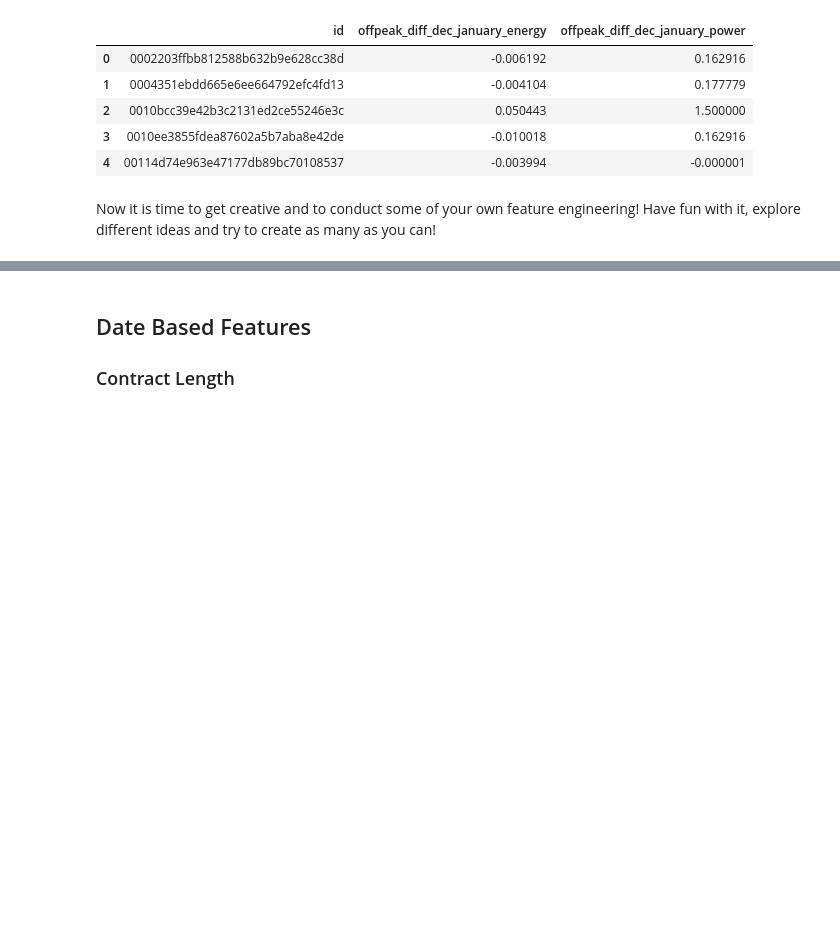
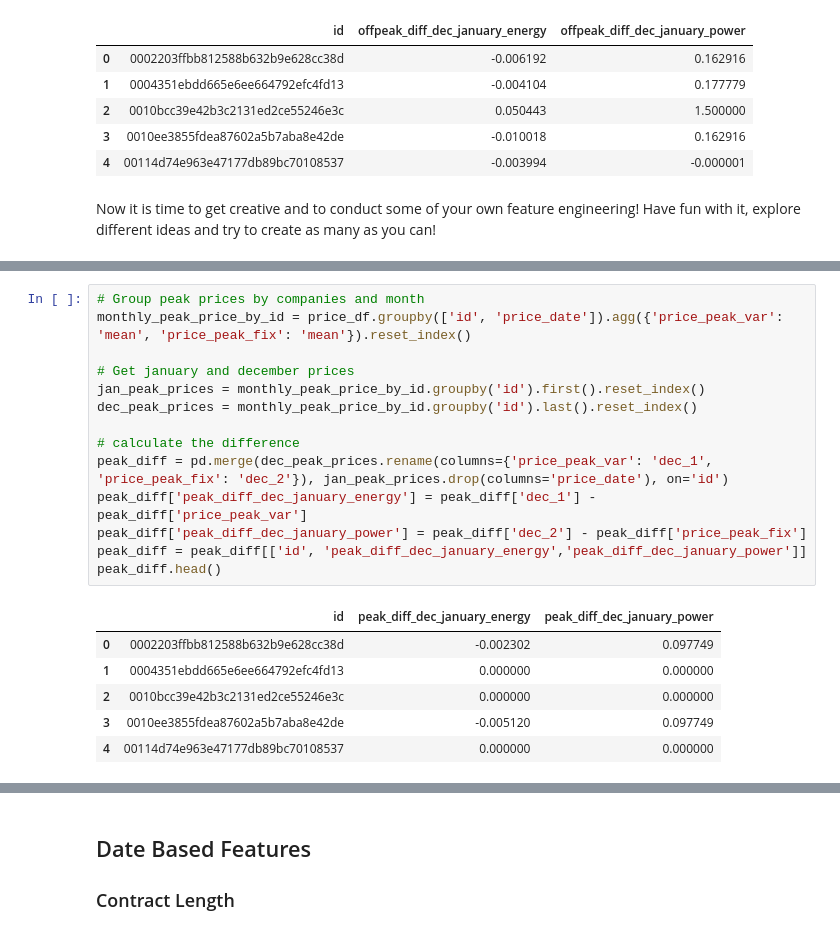
Before and after one commit to jcw5937/BCG_Project, a Jupyter notebook: Task 3 - feature_engineering.ipynb, the cells around one changed output, grey strips where cells are left out. Cells and saved outputs as stored; diff of their text form; blank space fills up the shorter version.

Commit message:
Feature engineering on price and client data

```diff
--- a/Task 3 - feature_engineering.ipynb
+++ b/Task 3 - feature_engineering.ipynb
@@ -74,0 +81,21 @@ Now it is time to get creative and to conduct some of your own feature engineeri
+# %%
+# Group peak prices by companies and month
+monthly_peak_price_by_id = price_df.groupby(['id', 'price_date']).agg({'price_peak_var': 'mean', 'price_peak_fix': 'mean'}).reset_index()
+
+# Get january and december prices
+jan_peak_prices = monthly_peak_price_by_id.groupby('id').first().reset_index()
+dec_peak_prices = monthly_peak_price_by_id.groupby('id').last().reset_index()
+
+# calculate the difference
+peak_diff = pd.merge(dec_peak_prices.rename(columns={'price_peak_var': 'dec_1', 'price_peak_fix': 'dec_2'}), jan_peak_prices.drop(columns='price_date'), on='id')
+peak_diff['peak_diff_dec_january_energy'] = peak_diff['dec_1'] - peak_diff['price_peak_var']
+peak_diff['peak_diff_dec_january_power'] = peak_diff['dec_2'] - peak_diff['price_peak_fix']
+peak_diff = peak_diff[['id', 'peak_diff_dec_january_energy','peak_diff_dec_january_power']]
+peak_diff.head()
+# %% [output]
+|  | id | peak_diff_dec_january_energy | peak_diff_dec_january_power |
+| 0 | 0002203ffbb812588b632b9e628cc38d | -0.002302 | 0.097749 |
+| 1 | 0004351ebdd665e6ee664792efc4fd13 | 0.000000 | 0.000000 |
+| 2 | 0010bcc39e42b3c2131ed2ce55246e3c | 0.000000 | 0.000000 |
+| 3 | 0010ee3855fdea87602a5b7aba8e42de | -0.005120 | 0.097749 |
+| 4 | 00114d74e963e47177db89bc70108537 | 0.000000 | 0.000000 |
```
Also changed, not shown: parts of 3 cells of this notebook.
